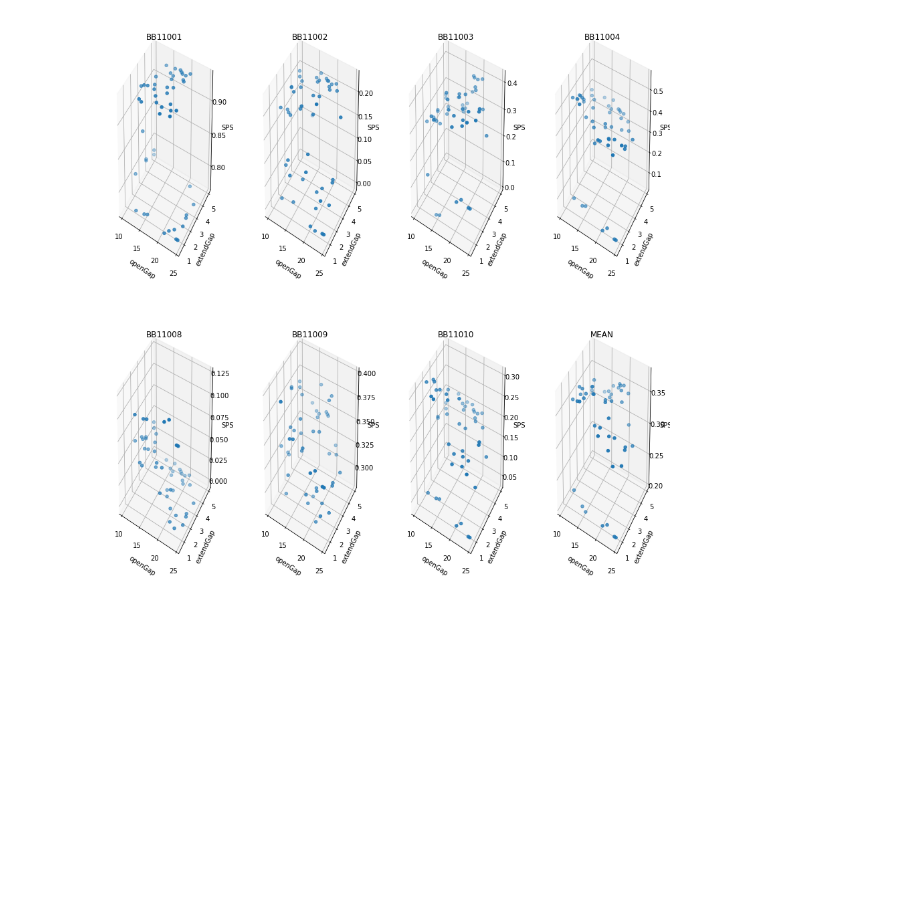
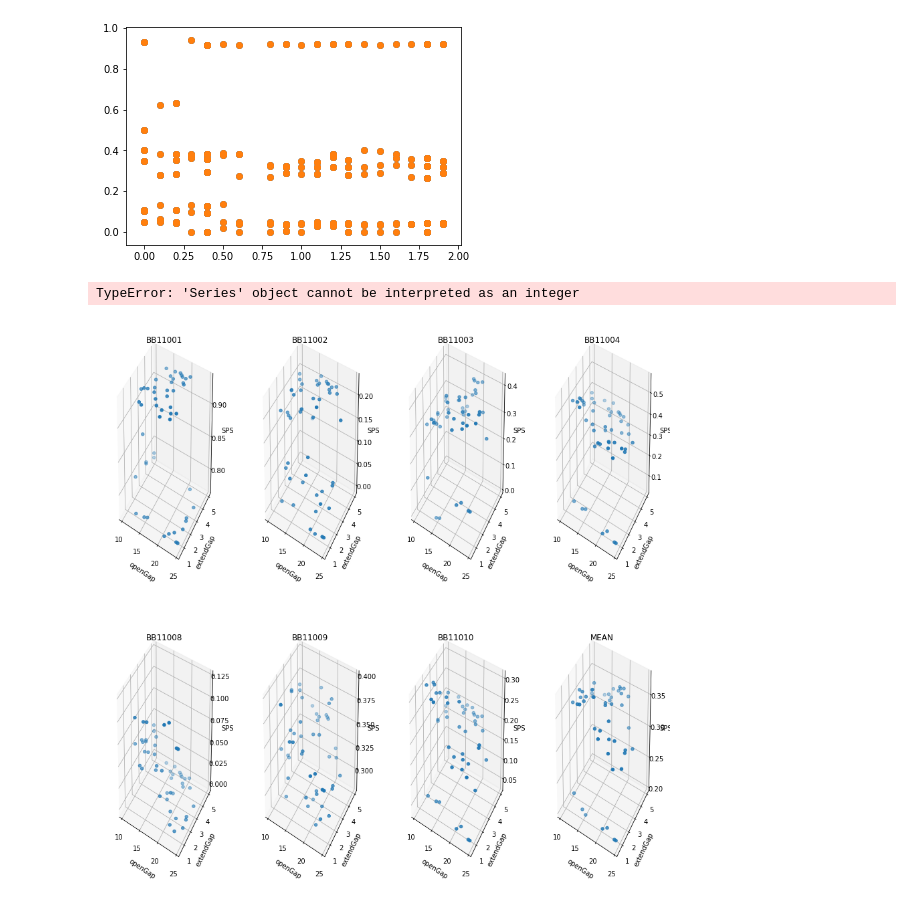
Before and after one commit to mfouda/BIOINF588, a Jupyter notebook: alignements_structuraux/new log analyser.ipynb, the cells around one changed output. Saved outputs shown, nothing was run; the diff lists cells and outputs as text; code cells hidden in the pictures; blank space fills up the shorter version.

```diff
--- a/alignements_structuraux/new log analyser.ipynb
+++ b/alignements_structuraux/new log analyser.ipynb
@@ -36,3 +28,13 @@ niter =  50
+# %%
+df2 = df.groupby(['enf_propre'])
+plt.scatter(df['enf_propre'],df['SPS'])
+plt.show()
+# %% [output]
+[figure, added]
+# %%
+for i in range():
+# %% [output]
+TypeError: 'Series' object cannot be interpreted as an integer
 # %%
 nameparams = lines[0].split("{")[1][:-2].split(", ")
 nameparams = [p.split(" ")[0][1:-2] for p in nameparams]
```
Also changed, not shown: parts of 2 cells of this notebook, 3 other files.
